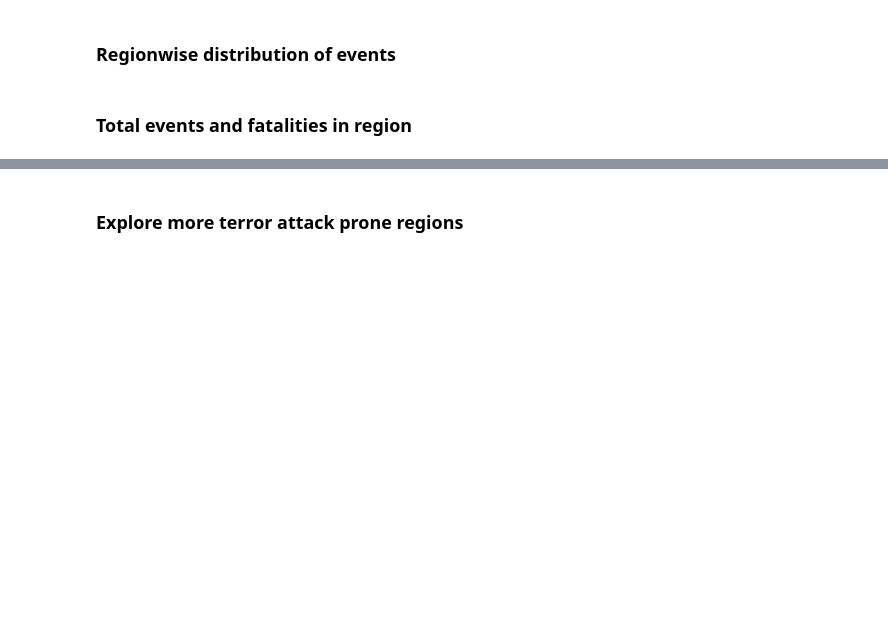
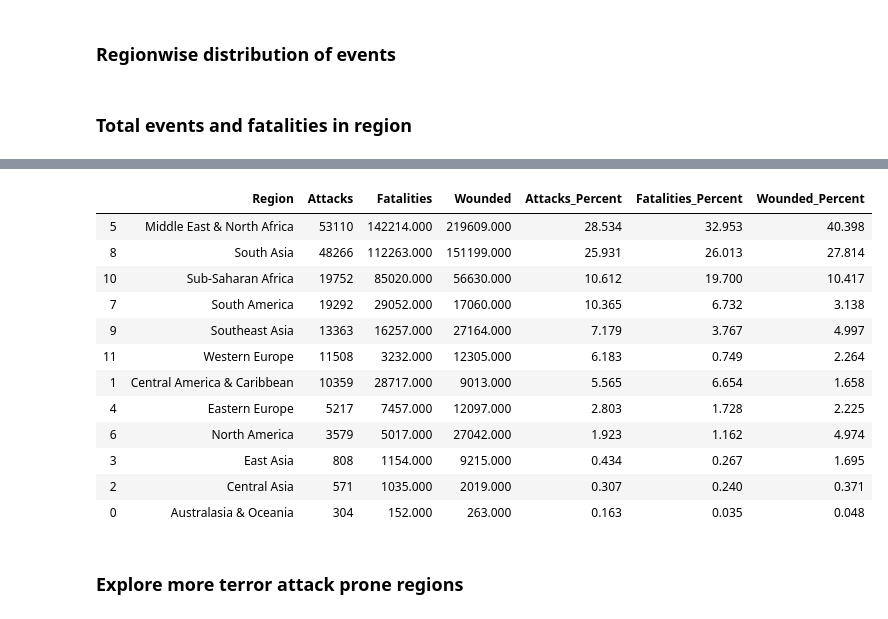
Before and after one commit to poonamarora86/gtd_trends, a Jupyter notebook: GTD.ipynb, the cells around one changed output, grey strips where cells are left out. Cells and saved outputs as stored; diff of their text form; code cells hidden in the pictures; blank space fills up the shorter version.

```diff
--- a/GTD.ipynb
+++ b/GTD.ipynb
@@ -21,5 +21,5 @@ from bokeh.palettes import Category20c, Inferno256, Category10
 # %%
 # GTD.to_pickle("/Users/poonamarora/Desktop/Aleph/Datasets/GTD_Dataset.pkl")
 # %%
-GTD_full = pd.read_pickle("/Users/poonamarora/Desktop/Aleph/Datasets/GTD_Dataset.pkl")
+GTD_full = pd.read_pickle("Datasets/GTD_Dataset.pkl")
 GTD_full.shape
@@ -174,3 +190,19 @@ Casualities
+# %%
+  Casualities.sort_values(by=['Attacks_Percent', 'Fatalities_Percent', 'Wounded_Percent'], ascending=False)
+# %% [output]
+|  | Region | Attacks | Fatalities | Wounded | Attacks_Percent | Fatalities_Percent | Wounded_Percent |
+| 5 | Middle East & North Africa | 53110 | 142214.000 | 219609.000 | 28.534 | 32.953 | 40.398 |
+| 8 | South Asia | 48266 | 112263.000 | 151199.000 | 25.931 | 26.013 | 27.814 |
+| 10 | Sub-Saharan Africa | 19752 | 85020.000 | 56630.000 | 10.612 | 19.700 | 10.417 |
+| 7 | South America | 19292 | 29052.000 | 17060.000 | 10.365 | 6.732 | 3.138 |
+| 9 | Southeast Asia | 13363 | 16257.000 | 27164.000 | 7.179 | 3.767 | 4.997 |
+| 11 | Western Europe | 11508 | 3232.000 | 12305.000 | 6.183 | 0.749 | 2.264 |
+| 1 | Central America & Caribbean | 10359 | 28717.000 | 9013.000 | 5.565 | 6.654 | 1.658 |
+| 4 | Eastern Europe | 5217 | 7457.000 | 12097.000 | 2.803 | 1.728 | 2.225 |
+| 6 | North America | 3579 | 5017.000 | 27042.000 | 1.923 | 1.162 | 4.974 |
+| 3 | East Asia | 808 | 1154.000 | 9215.000 | 0.434 | 0.267 | 1.695 |
+| 2 | Central Asia | 571 | 1035.000 | 2019.000 | 0.307 | 0.240 | 0.371 |
+| 0 | Australasia & Oceania | 304 | 152.000 | 263.000 | 0.163 | 0.035 | 0.048 |
 # %%
 source = ColumnDataSource(data=Casualities)
 Region = source.data['Region'].tolist()
```
Also changed, not shown: parts of 4 cells of this notebook, 1 other file.
